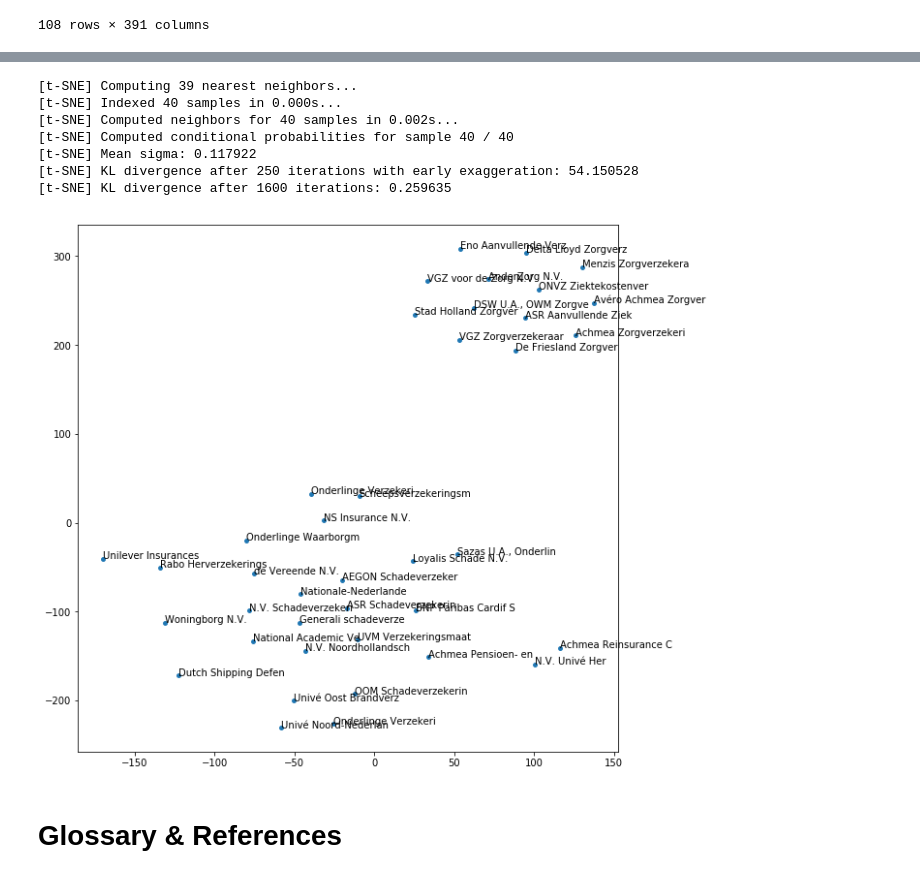
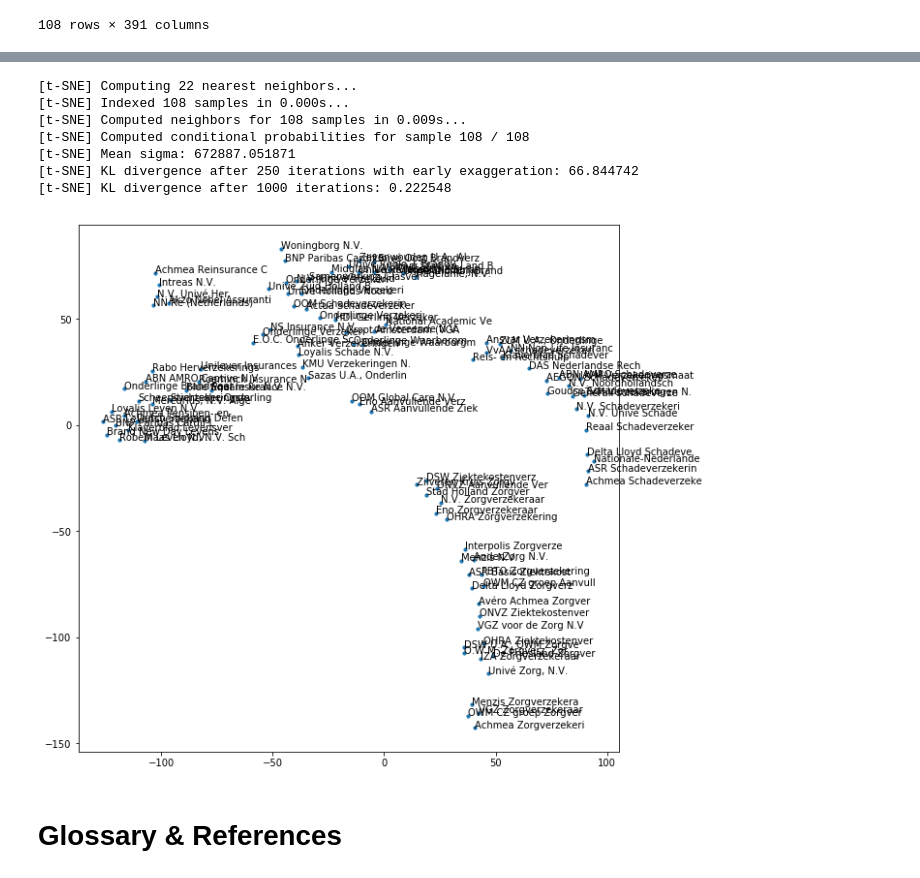
Before and after one commit to bvdboom/demo_dnb_data, a Jupyter notebook: DNB Demo Innovatiefestival.ipynb, the cells around one changed output, grey strips where cells are left out. Saved outputs shown, nothing was run; the diff lists cells and outputs as text; code cells hidden in the pictures.

```diff
--- a/DNB Demo Innovatiefestival.ipynb
+++ b/DNB Demo Innovatiefestival.ipynb
@@ -224,29 +234,28 @@ df_sample = df_sample.sample(40, random_state = 0)
 # %%
-X = df_sample.values
-Y = TSNE(n_components = 2, perplexity = 14,
-         verbose = 1, random_state = 0, n_iter = 20000,
-         early_exaggeration = 12).fit_transform(X)
+X = df_premiums.values
+Y = TSNE(n_components = 2, perplexity = 7,
+         verbose = 1, random_state = 1).fit_transform(X)
 # %% [output]
-[t-SNE] Computing 39 nearest neighbors...
-[t-SNE] Indexed 40 samples in 0.000s...
-[t-SNE] Computed neighbors for 40 samples in 0.002s...
-[t-SNE] Computed conditional probabilities for sample 40 / 40
-[t-SNE] Mean sigma: 0.117922
-[t-SNE] KL divergence after 250 iterations with early exaggeration: 54.150528
-[t-SNE] KL divergence after 1600 iterations: 0.259635
+[t-SNE] Computing 22 nearest neighbors...
+[t-SNE] Indexed 108 samples in 0.000s...
+[t-SNE] Computed neighbors for 108 samples in 0.009s...
+[t-SNE] Computed conditional probabilities for sample 108 / 108
+[t-SNE] Mean sigma: 672887.051871
+[t-SNE] KL divergence after 250 iterations with early exaggeration: 66.844742
+[t-SNE] KL divergence after 1000 iterations: 0.222548
 # %%
 plt.figure(figsize = (10, 10))
 
 plt.scatter(x = Y[:, 0],
               y = Y[:, 1],
-              s = 15)
+              s = 10)
 
 for i in range(len(Y[:,0])):
-    plt.annotate(df_sample.index[i][0:20], (Y[i,0], Y[i,1]))
+    plt.annotate(df_premiums.index[i][0:20], (Y[i,0], Y[i,1]))
 
 plt.show()
 # %% [output]
-[figure, old version]
+[figure, new version]
 # %% [markdown]
 # Glossary & References
 # %% [markdown]
```
Also changed, not shown: parts of 13 cells of this notebook.
